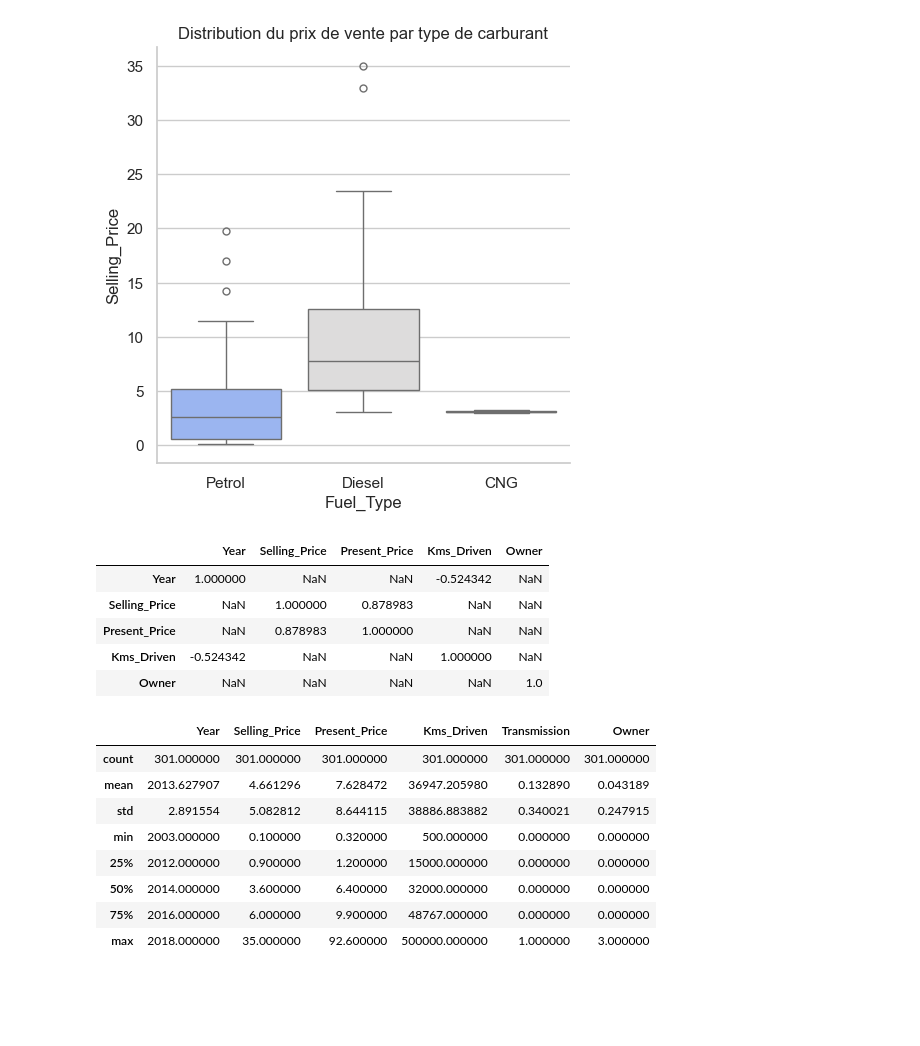
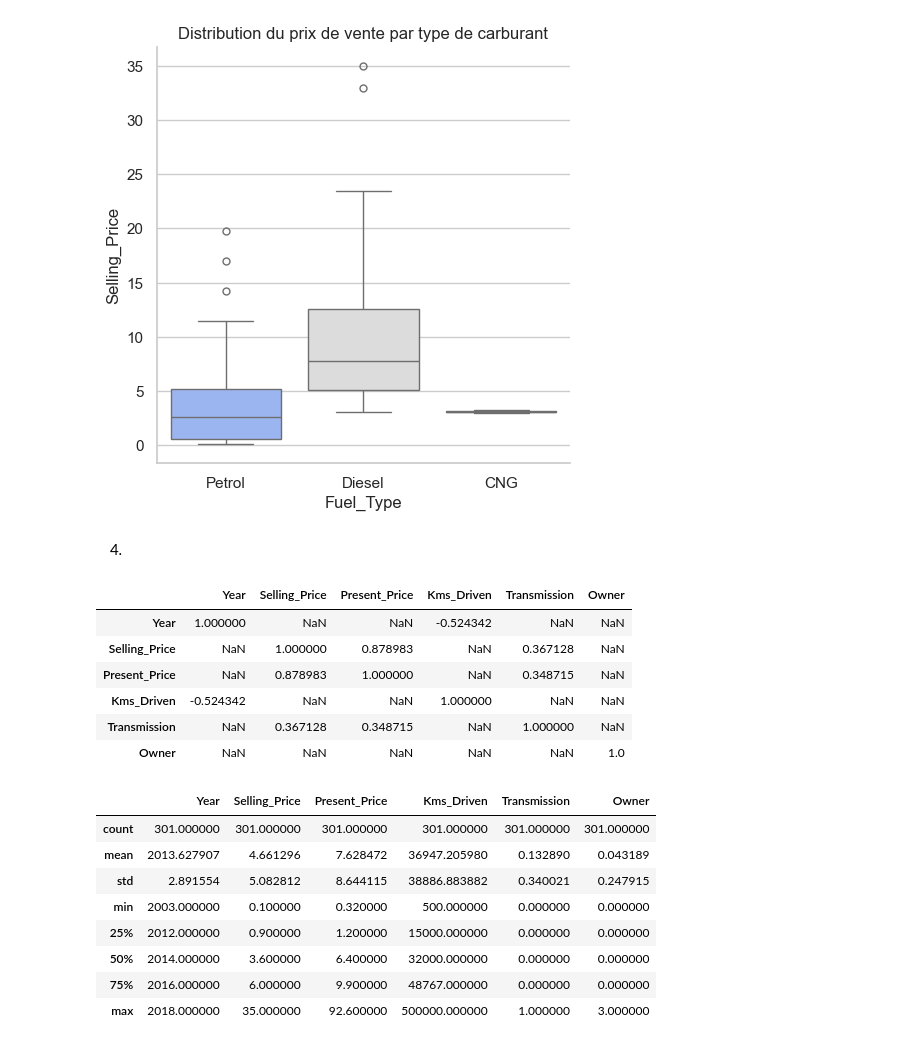
Before and after one commit to helio-aubrun/new-car, a Jupyter notebook: car_notebook.ipynb, the cells around one changed output. Drawn from its saved outputs; the diff is of its cells as text; code cells hidden in the pictures; blank space fills up the shorter version.

```diff
--- a/car_notebook.ipynb
+++ b/car_notebook.ipynb
@@ -74,20 +80,23 @@ Passing `palette` without assigning `hue` is deprecated and will be removed in v
 
   sns.catplot(data=df, x="Fuel_Type", y="Selling_Price", kind="box", palette="coolwarm")
 [figure]
-# %%
-tmp = df.select_dtypes(include=['number']).corr ()
-"""tmp.to_csv('data_corr.csv', index=False)"""
-tmp[((tmp <= -0.3) | (tmp >= 0.3))]
-# %% [output]
-|  | Year | Selling_Price | Present_Price | Kms_Driven | Owner |
-| Year | 1.000000 | NaN | NaN | -0.524342 | NaN |
-| Selling_Price | NaN | 1.000000 | 0.878983 | NaN | NaN |
-| Present_Price | NaN | 0.878983 | 1.000000 | NaN | NaN |
-| Kms_Driven | -0.524342 | NaN | NaN | 1.000000 | NaN |
-| Owner | NaN | NaN | NaN | NaN | 1.0 |
+# %% [markdown]
+4.
 # %%
 df_num = df
 df_num["Transmission"] = df_num["Transmission"].map({"Manual": 0, "Automatic": 1})
+# %%
+tmp = df_num.select_dtypes(include=['number']).corr ()
+"""tmp.to_csv('data_corr.csv', index=False)"""
+tmp[((tmp <= -0.3) | (tmp >= 0.3))]
+# %% [output]
+|  | Year | Selling_Price | Present_Price | Kms_Driven | Transmission | Owner |
+| Year | 1.000000 | NaN | NaN | -0.524342 | NaN | NaN |
+| Selling_Price | NaN | 1.000000 | 0.878983 | NaN | 0.367128 | NaN |
+| Present_Price | NaN | 0.878983 | 1.000000 | NaN | 0.348715 | NaN |
+| Kms_Driven | -0.524342 | NaN | NaN | 1.000000 | NaN | NaN |
+| Transmission | NaN | 0.367128 | 0.348715 | NaN | 1.000000 | NaN |
+| Owner | NaN | NaN | NaN | NaN | NaN | 1.0 |
 # %%
 df_numeric = df_num.select_dtypes(exclude=['object'])
 # %%
```
Also changed, not shown: parts of 14 cells of this notebook.
